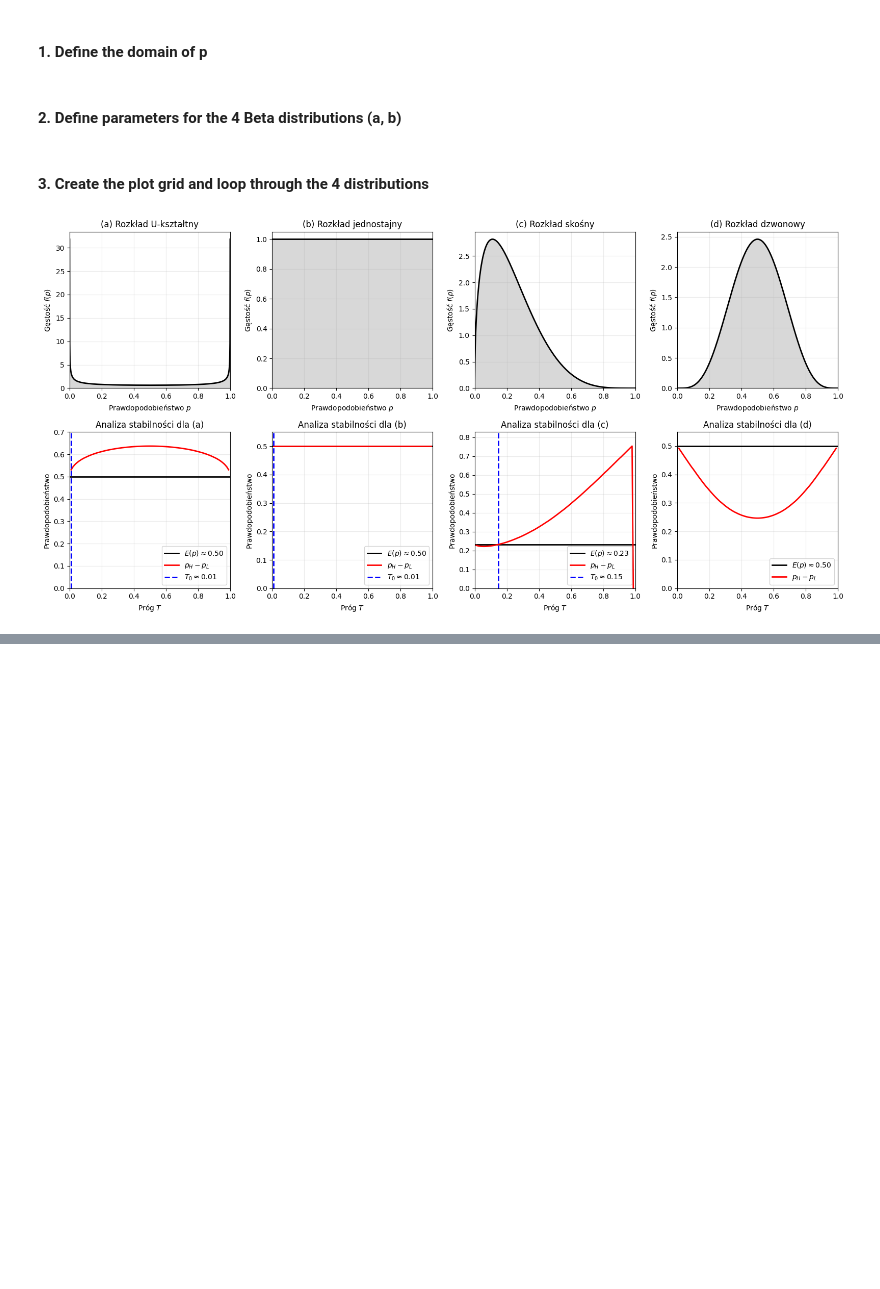
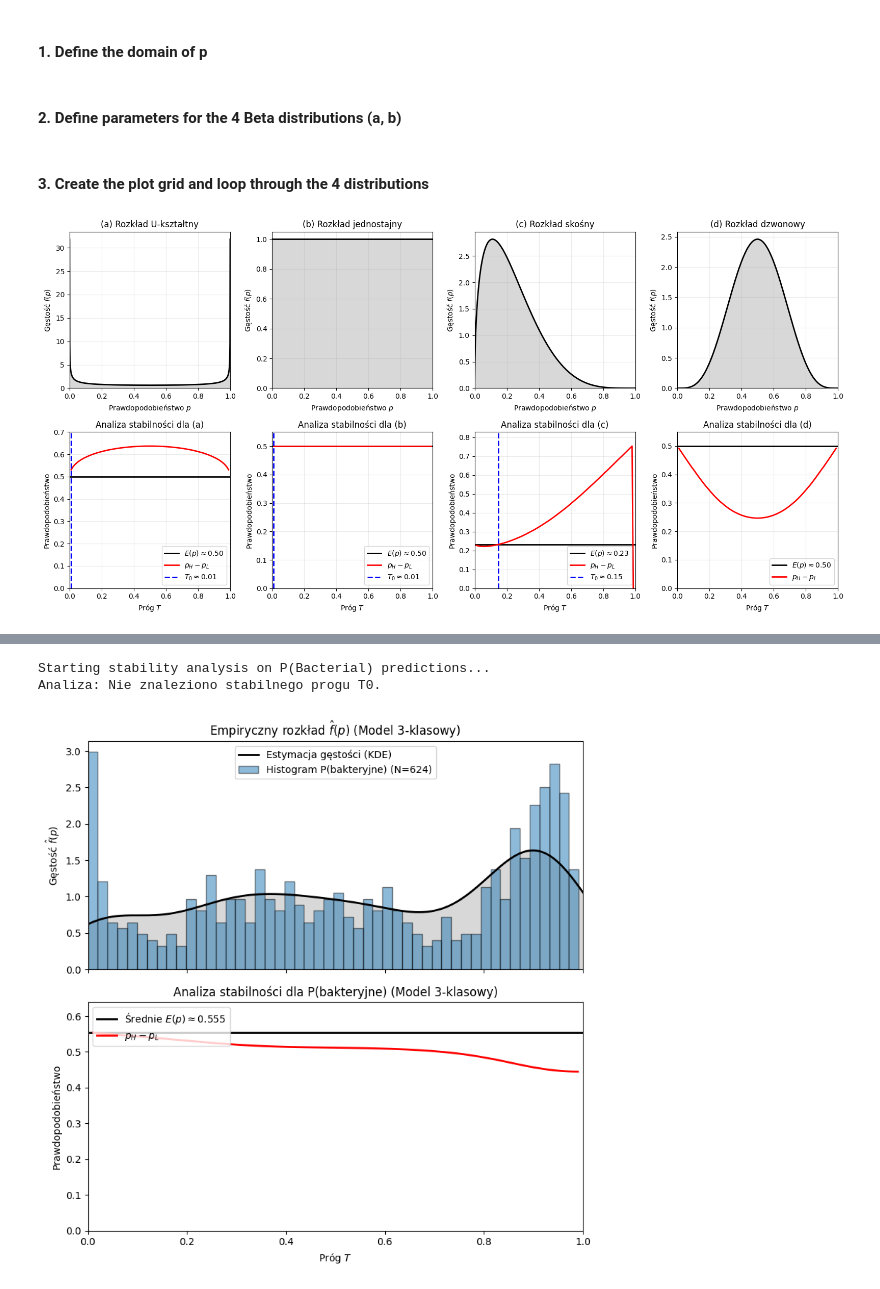
Before and after one commit to Fm1sk13w/Game_theory-antibiotc_resistance, a Jupyter notebook: codes/A_game_theoretic_approach_reveals_that.ipynb, the cells around one changed output, grey strips where cells are left out. Cells and saved outputs as stored; diff of their text form; code cells hidden in the pictures; blank space fills up the shorter version.

```diff
--- a/codes/A_game_theoretic_approach_reveals_that.ipynb
+++ b/codes/A_game_theoretic_approach_reveals_that.ipynb
@@ -182,0 +246,6 @@ plt.show()
+# %%
+class_names: List[str] = train_ds.class_names
+bacterial_index: int = class_names.index('BACTERIAL')
+
+print(f"Znaleziono klasy: {class_names}")
+print(f"Indeks dla 'BACTERIAL' to: {bacterial_index}")
@@ -182,0 +335,12 @@ plt.show()
+# %%
+# --- 1.6: Generate the empirical probabilities 'p' ---
+print("Generating 3-class probabilities from the test set...")
+# predict() zwróci tablicę [N_próbek, 3]
+all_probabilities = model.predict(test_ds)
+
+p_data_empirical = all_probabilities[:, bacterial_index]
+
+# Clip for numerical stability
+p_data_empirical = np.clip(p_data_empirical, 1e-5, 1 - 1e-5)
+
+print(f"Extracted {len(p_data_empirical)} probabilities for P(Bacterial).")
@@ -182,0 +351,62 @@ plt.show()
+# %%
+# --- 2.2: Perform analysis on the 3-class P(Bacterial) predictions ---
+print("Starting stability analysis on P(Bacterial) predictions...")
+
+p_values_domain = np.linspace(0, 1, 1000)
+kde = gaussian_kde(p_data_empirical)
+pdf_empirical = kde.pdf(p_values_domain)
+pdf_empirical /= trapezoid(pdf_empirical, p_values_domain)
+
+fig, axes = plt.subplots(2, 1, figsize=(8, 8), sharex=True)
+
+# --- Top Panel: Empirical PDF f_hat(p) ---
+ax_pdf = axes[0]
+ax_pdf.plot(p_values_domain, pdf_empirical, 'k-', lw=2,
+            label='Estymacja gęstości (KDE)')
+ax_pdf.fill_between(p_values_domain, pdf_empirical, color='gray', alpha=0.3)
+ax_pdf.hist(p_data_empirical, bins=50, density=True, alpha=0.5,
+            edgecolor='black', label=f'Histogram P(bakteryjne) (N={len(p_data_empirical)})')
+ax_pdf.set_title('Empiryczny rozkład $\hat{f}(p)$ (Model 3-klasowy)')
+ax_pdf.set_ylabel('Gęstość $\hat{f}(p)$')
+ax_pdf.set_xlim(0, 1)
+ax_pdf.set_ylim(bottom=0)
+ax_pdf.legend()
+
+# --- Bottom Panel: Stability Analysis ---
+ax_stability = axes[1]
+E_p_val = calculate_E_p(pdf_empirical, p_values_domain)
+T_values = np.linspace(0.01, 0.99, 100)
+p_H_minus_p_L = []
+for T in T_values:
+    p_L, p_H = calculate_conditional_expectations(pdf_empirical,
+                                                p_values_domain, T)
+    p_H_minus_p_L.append(p_H - p_L)
+p_H_minus_p_L = np.array(p_H_minus_p_L)
+
+ax_stability.axhline(E_p_val, color='black', linestyle='-', lw=2,
+                     label=f'Średnie $E(p) \\approx {E_p_val:.3f}$')
+ax_stability.plot(T_values, p_H_minus_p_L, color='red', lw=2,
+                  label='$p_H - p_L$')
+T0 = find_first_crossing_T0(p_H_minus_p_L, E_p_val, T_values)
+
+if T0 is not None:
+    ax_stability.axvline(T0, color='blue', linestyle='--', lw=2,
+                         label=f'Stabilny próg $T_0 \\approx {T0:.3f}$')
+else:
+    print("Analiza: Nie znaleziono stabilnego progu T0.")
+
+ax_stability.set_title('Analiza stabilności dla P(bakteryjne) (Model 3-klasowy)')
+ax_stability.set_xlabel('Próg $T$')
+ax_stability.set_ylabel('Prawdopodobieństwo')
+ax_stability.set_xlim(0, 1)
+y_max_data = max(np.max(p_H_minus_p_L), E_p_val)
+y_top_limit = y_max_data * 1.15 if y_max_data > 0 else 0.1
+ax_stability.set_ylim(bottom=0, top=y_top_limit)
+ax_stability.legend(loc='upper left')
+
+plt.tight_layout()
+plt.show()
+# %% [output]
+Starting stability analysis on P(Bacterial) predictions...
+Analiza: Nie znaleziono stabilnego progu T0.
+[figure, added]
```
Also changed, not shown: parts of 19 cells of this notebook.
